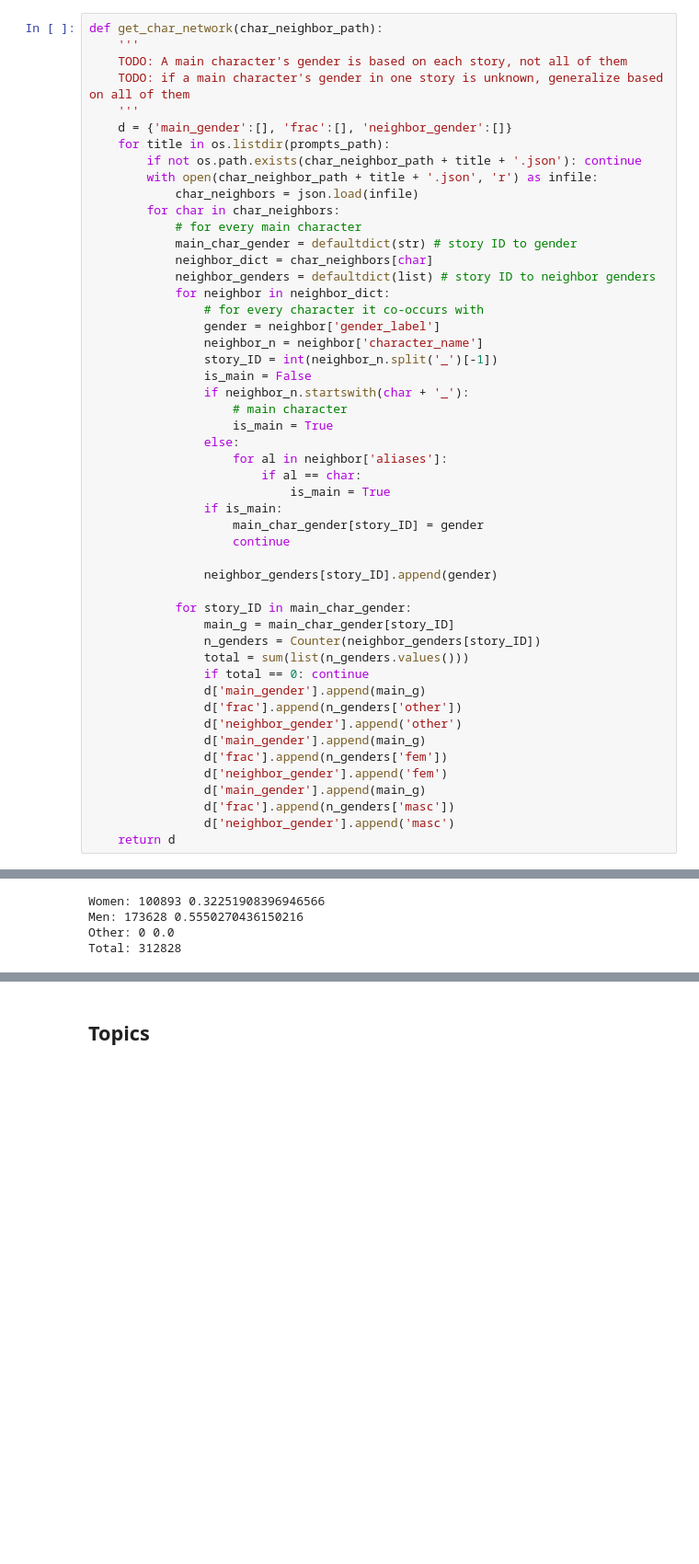
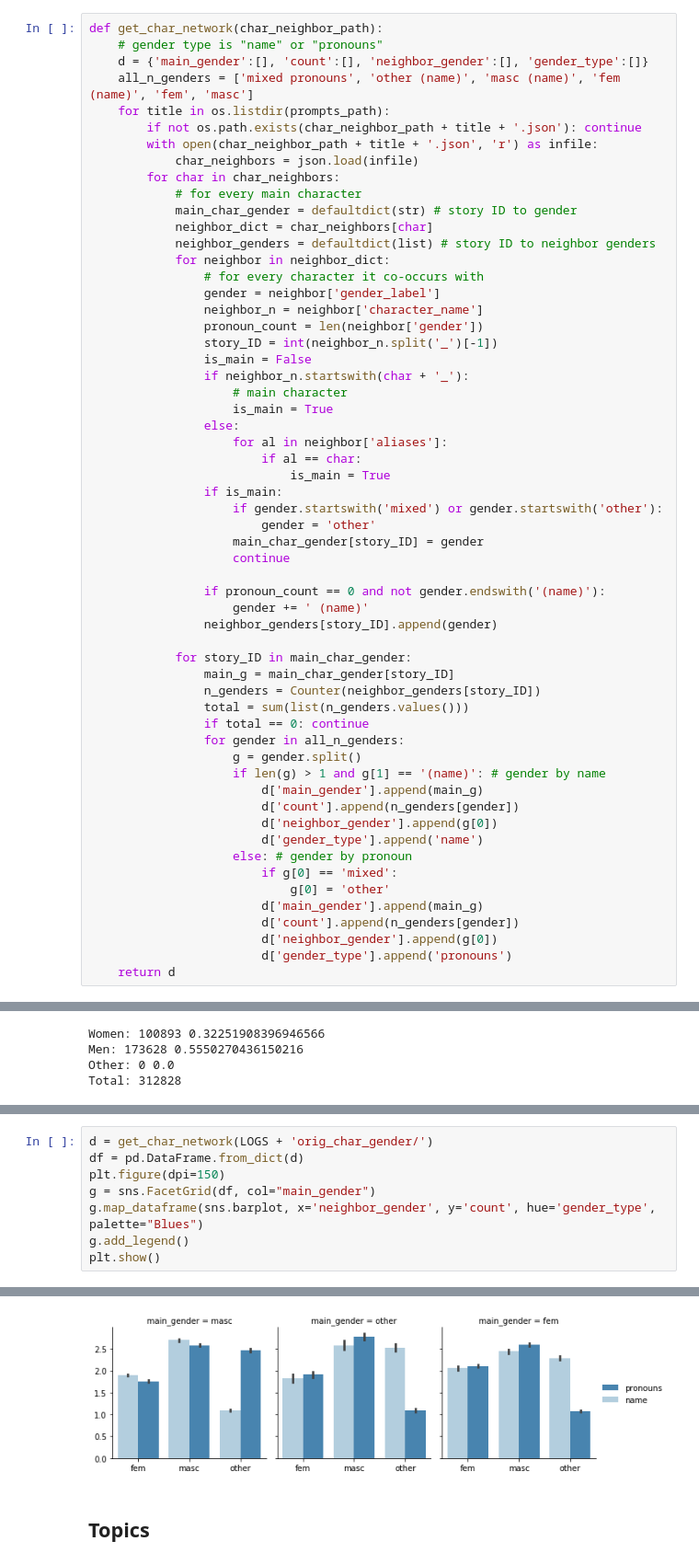
Before and after one commit to lucy3/gpt3_gender, a Jupyter notebook: code/character_viz.ipynb, the cells around one changed output, grey strips where cells are left out. Shown at 92% size. Cells and saved outputs as stored; diff of their text form; blank space fills up the shorter version.

```diff
--- a/code/character_viz.ipynb
+++ b/code/character_viz.ipynb
@@ -65,11 +65,9 @@ plot_popular_names(LOGS + 'orig_char_neighbors/', 'Original people')
 ## Character networks
 # %%
 def get_char_network(char_neighbor_path):
-    '''
-    TODO: A main character's gender is based on each story, not all of them
-    TODO: if a main character's gender in one story is unknown, generalize based on all of them
-    '''
-    d = {'main_gender':[], 'frac':[], 'neighbor_gender':[]}
+    # gender type is "name" or "pronouns"
+    d = {'main_gender':[], 'count':[], 'neighbor_gender':[], 'gender_type':[]}
+    all_n_genders = ['mixed pronouns', 'other (name)', 'masc (name)', 'fem (name)', 'fem', 'masc']
     for title in os.listdir(prompts_path):
         if not os.path.exists(char_neighbor_path + title + '.json'): continue
         with open(char_neighbor_path + title + '.json', 'r') as infile:
@@ -83,6 +81,7 @@ def get_char_network(char_neighbor_path):
                 # for every character it co-occurs with
                 gender = neighbor['gender_label']
                 neighbor_n = neighbor['character_name']
+                pronoun_count = len(neighbor['gender'])
                 story_ID = int(neighbor_n.split('_')[-1])
                 is_main = False
                 if neighbor_n.startswith(char + '_'):
@@ -93,9 +92,13 @@ def get_char_network(char_neighbor_path):
                         if al == char:
                             is_main = True
                 if is_main:
+                    if gender.startswith('mixed') or gender.startswith('other'):
+                        gender = 'other'
                     main_char_gender[story_ID] = gender
                     continue
 
+                if pronoun_count == 0 and not gender.endswith('(name)'):
+                    gender += ' (name)'
                 neighbor_genders[story_ID].append(gender)
 
             for story_ID in main_char_gender:
@@ -103,13 +106,18 @@ def get_char_network(char_neighbor_path):
                 n_genders = Counter(neighbor_genders[story_ID])
                 total = sum(list(n_genders.values()))
                 if total == 0: continue
-                d['main_gender'].append(main_g)
-                d['frac'].append(n_genders['other'])
-                d['neighbor_gender'].append('other')
-                d['main_gender'].append(main_g)
-                d['frac'].append(n_genders['fem'])
-                d['neighbor_gender'].append('fem')
-                d['main_gender'].append(main_g)
-                d['frac'].append(n_genders['masc'])
-                d['neighbor_gender'].append('masc')
+                for gender in all_n_genders:
+                    g = gender.split()
+                    if len(g) > 1 and g[1] == '(name)': # gender by name
+                        d['main_gender'].append(main_g)
+                        d['count'].append(n_genders[gender])
+                        d['neighbor_gender'].append(g[0])
+                        d['gender_type'].append('name')
+                    else: # gender by pronoun
+                        if g[0] == 'mixed':
+                            g[0] = 'other'
+                        d['main_gender'].append(main_g)
+                        d['count'].append(n_genders[gender])
+                        d['neighbor_gender'].append(g[0])
+                        d['gender_type'].append('pronouns')
     return d
@@ -146,0 +213,9 @@ plt.show()
+# %%
+d = get_char_network(LOGS + 'orig_char_gender/')
+df = pd.DataFrame.from_dict(d)
+plt.figure(dpi=150)
+g = sns.FacetGrid(df, col="main_gender")
+g.map_dataframe(sns.barplot, x='neighbor_gender', y='count', hue='gender_type', palette="Blues")
+g.add_legend()
+plt.show()
+# %% [output]
@@ -147,3 +223,4 @@ plt.show()
+[figure, added]
 # %% [markdown]
 ## Topics
 # %%
```
Also changed, not shown: parts of 8 cells of this notebook, 3 other files.
